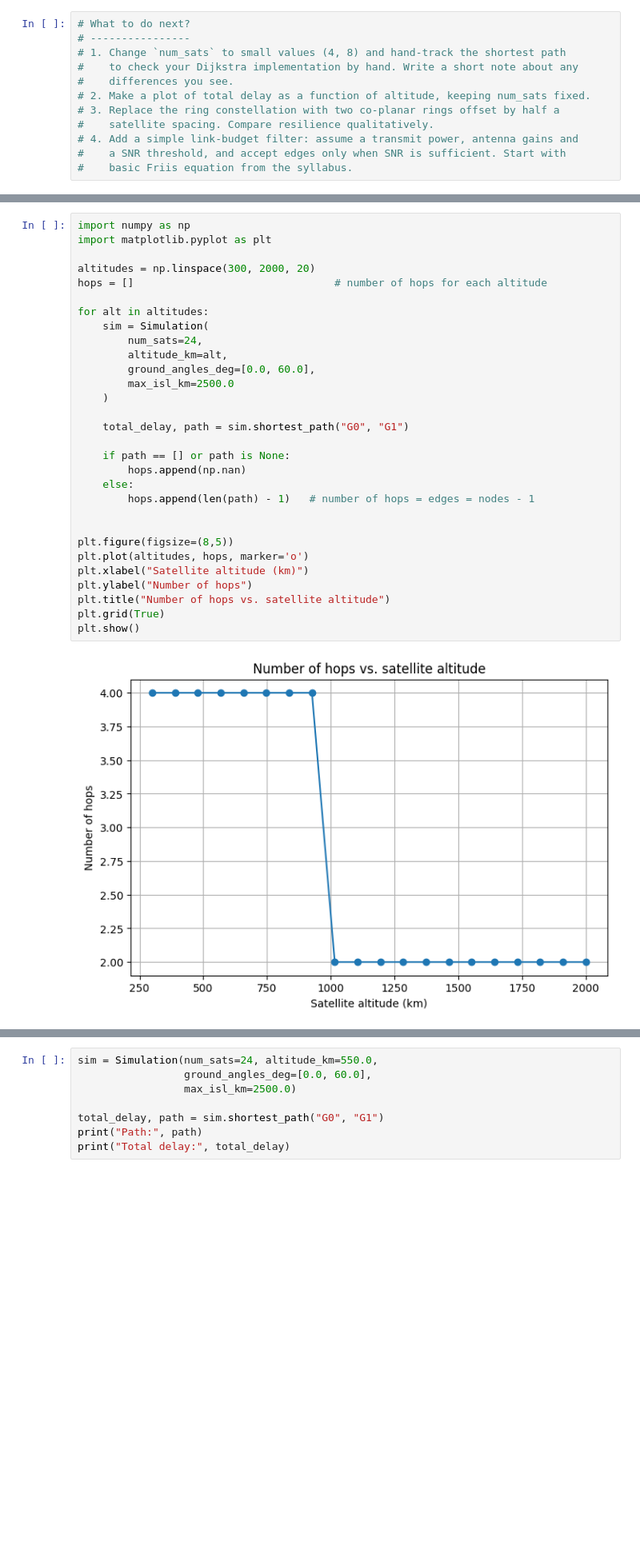
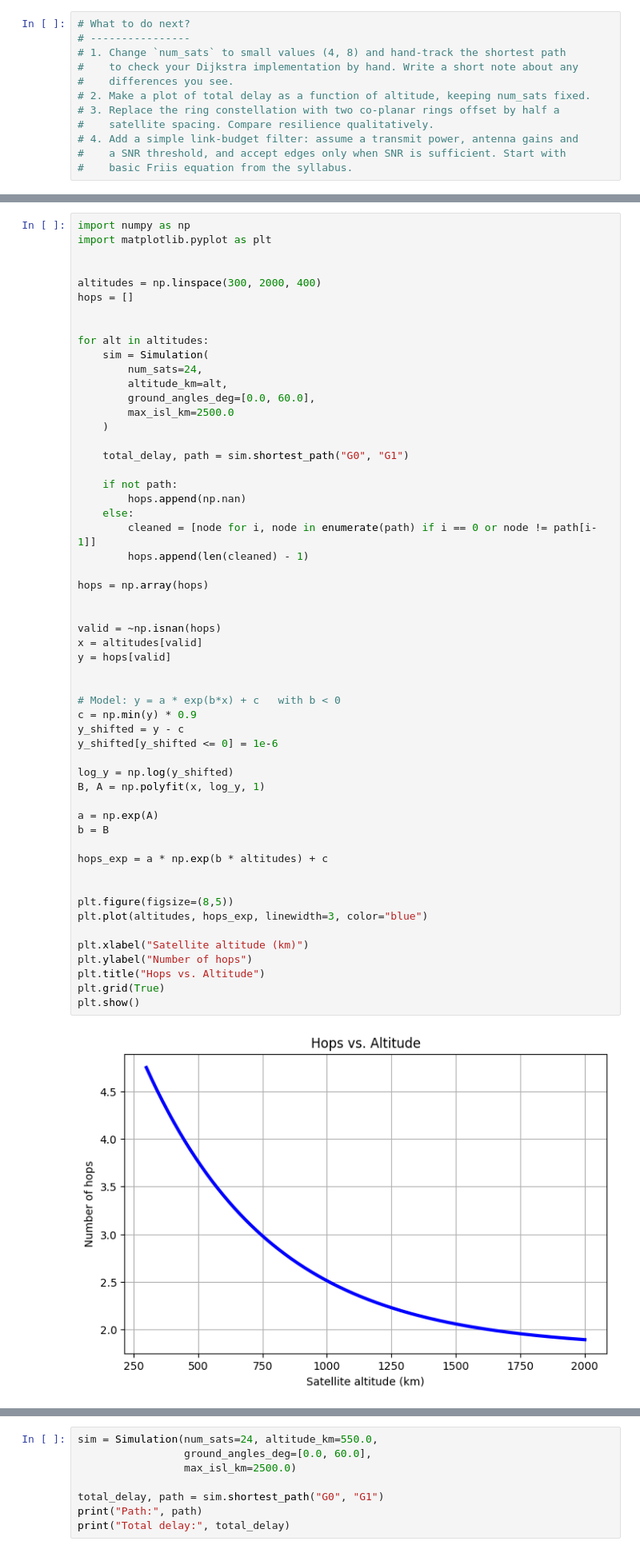
Before and after one commit to nasianikolova/Cluster-of-satellites, a Jupyter notebook: 2D-simple-network (scaffold).ipynb, the cells around one changed output, grey strips where cells are left out. Shown at 80% size. Saved outputs shown, nothing was run; the diff lists cells and outputs as text; blank space fills up the shorter version.

Commit message:
correct plots

```diff
--- a/2D-simple-network (scaffold).ipynb
+++ b/2D-simple-network (scaffold).ipynb
@@ -460,33 +467,58 @@ plt.show()
 # %%
 import numpy as np
 import matplotlib.pyplot as plt
 
-altitudes = np.linspace(300, 2000, 20)
-hops = []                                # number of hops for each altitude
+
+altitudes = np.linspace(300, 2000, 400)
+hops = []
+
 
 for alt in altitudes:
     sim = Simulation(
         num_sats=24,
         altitude_km=alt,
         ground_angles_deg=[0.0, 60.0],
         max_isl_km=2500.0
     )
 
     total_delay, path = sim.shortest_path("G0", "G1")
 
-    if path == [] or path is None:
+    if not path:
         hops.append(np.nan)
     else:
-        hops.append(len(path) - 1)   # number of hops = edges = nodes - 1
+        cleaned = [node for i, node in enumerate(path) if i == 0 or node != path[i-1]]
+        hops.append(len(cleaned) - 1)
+
+hops = np.array(hops)
+
+
+valid = ~np.isnan(hops)
+x = altitudes[valid]
+y = hops[valid]
+
+
+# Model: y = a * exp(b*x) + c   with b < 0
+c = np.min(y) * 0.9
+y_shifted = y - c
+y_shifted[y_shifted <= 0] = 1e-6
+
+log_y = np.log(y_shifted)
+B, A = np.polyfit(x, log_y, 1)
+
+a = np.exp(A)
+b = B
+
+hops_exp = a * np.exp(b * altitudes) + c
 
 
 plt.figure(figsize=(8,5))
-plt.plot(altitudes, hops, marker='o')
+plt.plot(altitudes, hops_exp, linewidth=3, color="blue")
+
 plt.xlabel("Satellite altitude (km)")
 plt.ylabel("Number of hops")
-plt.title("Number of hops vs. satellite altitude")
+plt.title("Hops vs. Altitude")
 plt.grid(True)
 plt.show()
 # %% [output]
-[figure, old version]
+[figure, new version]
 # %%
```
Also changed, not shown: parts of 3 cells of this notebook.
